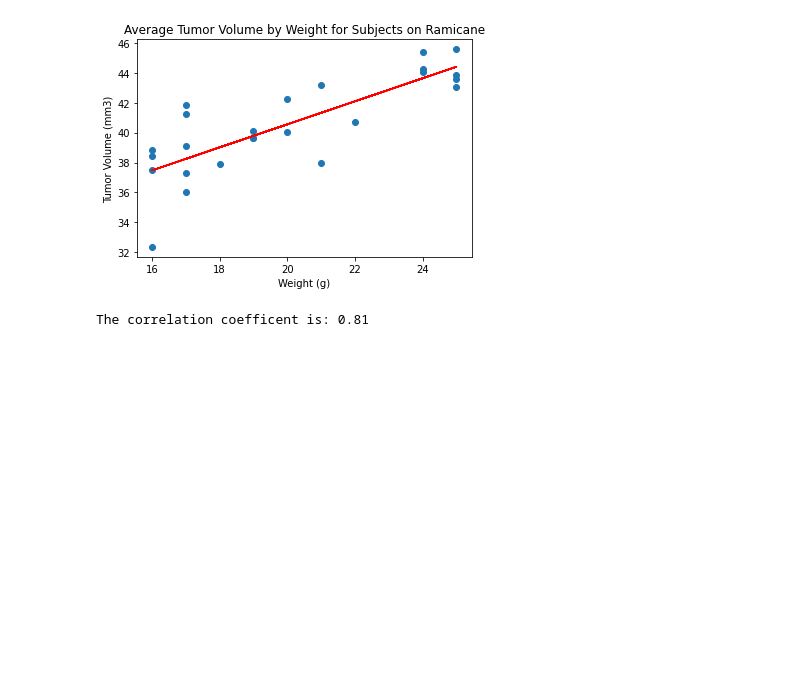
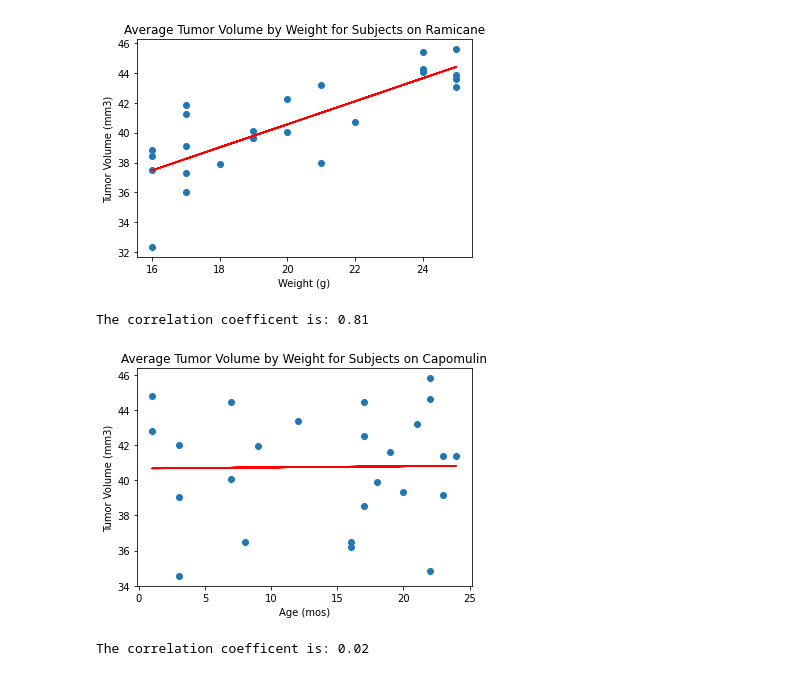
Before and after one commit to SwervingMage86/matplotlib-challenge, a Jupyter notebook: Pymaceuticals/pymaceuticals.ipynb, the cells around one changed output. Drawn from its saved outputs; the diff is of its cells as text; code cells hidden in the pictures; blank space fills up the shorter version.

```diff
--- a/Pymaceuticals/pymaceuticals.ipynb
+++ b/Pymaceuticals/pymaceuticals.ipynb
@@ -349,6 +405,6 @@ plt.show()
 # %%
 # Generate a scatter plot of average tumor volume vs. mouse weight for the Capomulin regimen
-ccapomulin_group = capomulin_df.groupby('Mouse ID').mean()
+capomulin_group = capomulin_df.groupby('Mouse ID').mean()
 
 x1 = capomulin_group['Weight (g)'].tolist()
 y1 = capomulin_group['Tumor Volume (mm3)'].tolist()
@@ -414,3 +470,22 @@ print(f"The correlation coefficent is: {round(st.pearsonr(x4,y4)[0],2)}")
 # %% [output]
 [figure]
 The correlation coefficent is: 0.81
+# %%
+# Calculate the correlation coefficient and linear regression model
+# for mouse weight and average tumor volume for the Ramicane regimen
+x5 = capomulin_group['Age (mos)']
+y5 = capomulin_group['Tumor Volume (mm3)']
+
+(slope, intercept, rvalue, pvalue, stderr) = st.linregress(x5, y5)
+regress_values = x5 * slope + intercept
+plt.scatter(x5, y5)
+plt.plot(x5,regress_values,"r-")
+plt.title('Average Tumor Volume by Weight for Subjects on Capomulin')
+plt.xlabel('Age (mos)')
+plt.ylabel('Tumor Volume (mm3)')
+plt.show()
+
+print(f"The correlation coefficent is: {round(st.pearsonr(x5,y5)[0],2)}")
+# %% [output]
+[figure, added]
+The correlation coefficent is: 0.02
```
Also changed, not shown: parts of 12 cells of this notebook, 1 other file.
